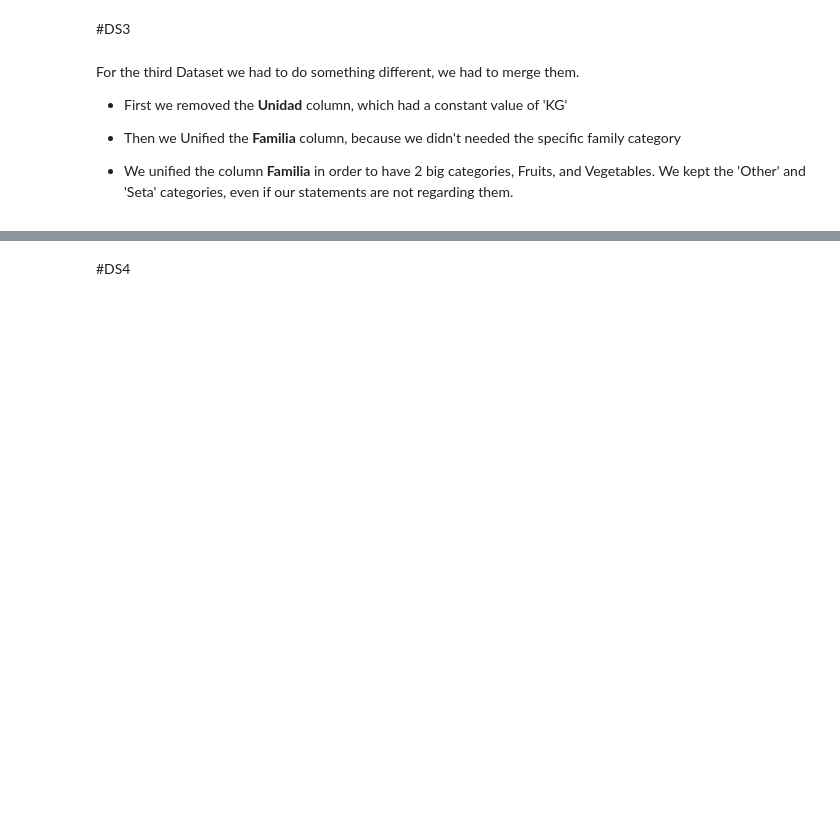
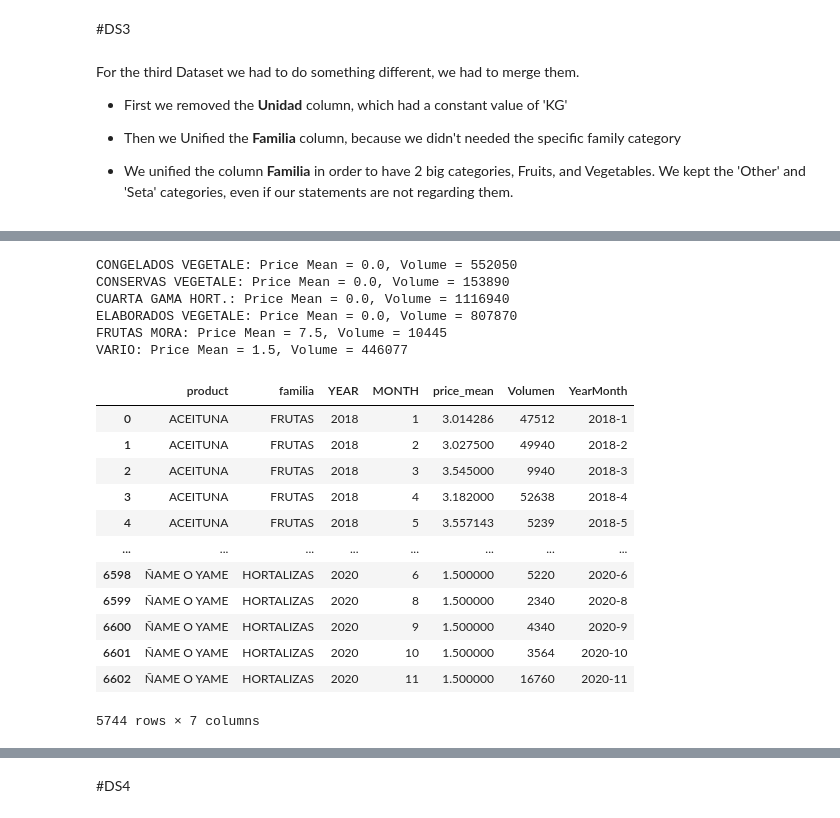
Before and after one commit to UCLM-ESI-NECULA/DataMining, a Jupyter notebook: datasetCleaning.ipynb, the cells around one changed output, grey strips where cells are left out. Saved outputs shown, nothing was run; the diff lists cells and outputs as text; code cells hidden in the pictures; blank space fills up the shorter version.

```diff
--- a/datasetCleaning.ipynb
+++ b/datasetCleaning.ipynb
@@ -214,0 +378,43 @@ grouped_df.to_csv(output_file_path, sep='|', index=False)
+# %%
+constant_value_products = []
+for product, group_data in grouped_df.groupby('product'):
+    if group_data['price_mean'].nunique() == 1 :
+        # Append product name, price_mean, and Volumen to the list
+        constant_value_products.append({
+            'product': product,
+            'Constant Price Mean': group_data['price_mean'].iloc[0],
+            'Constant Volumen': group_data['Volumen'].iloc[0]
+        })
+
+# Printing the products with constant price_mean and Volumen
+for product_info in constant_value_products:
+    print(f"{product_info['product']}: Price Mean = {product_info['Constant Price Mean']}, Volume = {product_info['Constant Volumen']}")
+
+# Extracting product names from constant_value_products
+prod_array = [product_info['product'] for product_info in constant_value_products]
+
+# Filter the DataFrame
+grouped_df = grouped_df[~grouped_df['product'].isin(prod_array)]
+# %% [output]
+CONGELADOS VEGETALE: Price Mean = 0.0, Volume = 552050
+CONSERVAS VEGETALE: Price Mean = 0.0, Volume = 153890
+CUARTA GAMA HORT.: Price Mean = 0.0, Volume = 1116940
+ELABORADOS VEGETALE: Price Mean = 0.0, Volume = 807870
+FRUTAS MORA: Price Mean = 7.5, Volume = 10445
+VARIO: Price Mean = 1.5, Volume = 446077
+# %%
+grouped_df
+# %% [output]
+|  | product | familia | YEAR | MONTH | price_mean | Volumen | YearMonth |
+| 0 | ACEITUNA | FRUTAS | 2018 | 1 | 3.014286 | 47512 | 2018-1 |
+| 1 | ACEITUNA | FRUTAS | 2018 | 2 | 3.027500 | 49940 | 2018-2 |
+| 2 | ACEITUNA | FRUTAS | 2018 | 3 | 3.545000 | 9940 | 2018-3 |
+| 3 | ACEITUNA | FRUTAS | 2018 | 4 | 3.182000 | 52638 | 2018-4 |
+| 4 | ACEITUNA | FRUTAS | 2018 | 5 | 3.557143 | 5239 | 2018-5 |
+| ... | ... | ... | ... | ... | ... | ... | ... |
+| 6598 | ÑAME O YAME | HORTALIZAS | 2020 | 6 | 1.500000 | 5220 | 2020-6 |
+| 6599 | ÑAME O YAME | HORTALIZAS | 2020 | 8 | 1.500000 | 2340 | 2020-8 |
+| 6600 | ÑAME O YAME | HORTALIZAS | 2020 | 9 | 1.500000 | 4340 | 2020-9 |
+| 6601 | ÑAME O YAME | HORTALIZAS | 2020 | 10 | 1.500000 | 3564 | 2020-10 |
+| 6602 | ÑAME O YAME | HORTALIZAS | 2020 | 11 | 1.500000 | 16760 | 2020-11 |
+5744 rows × 7 columns
```
Also changed, not shown: parts of 55 cells of this notebook.
